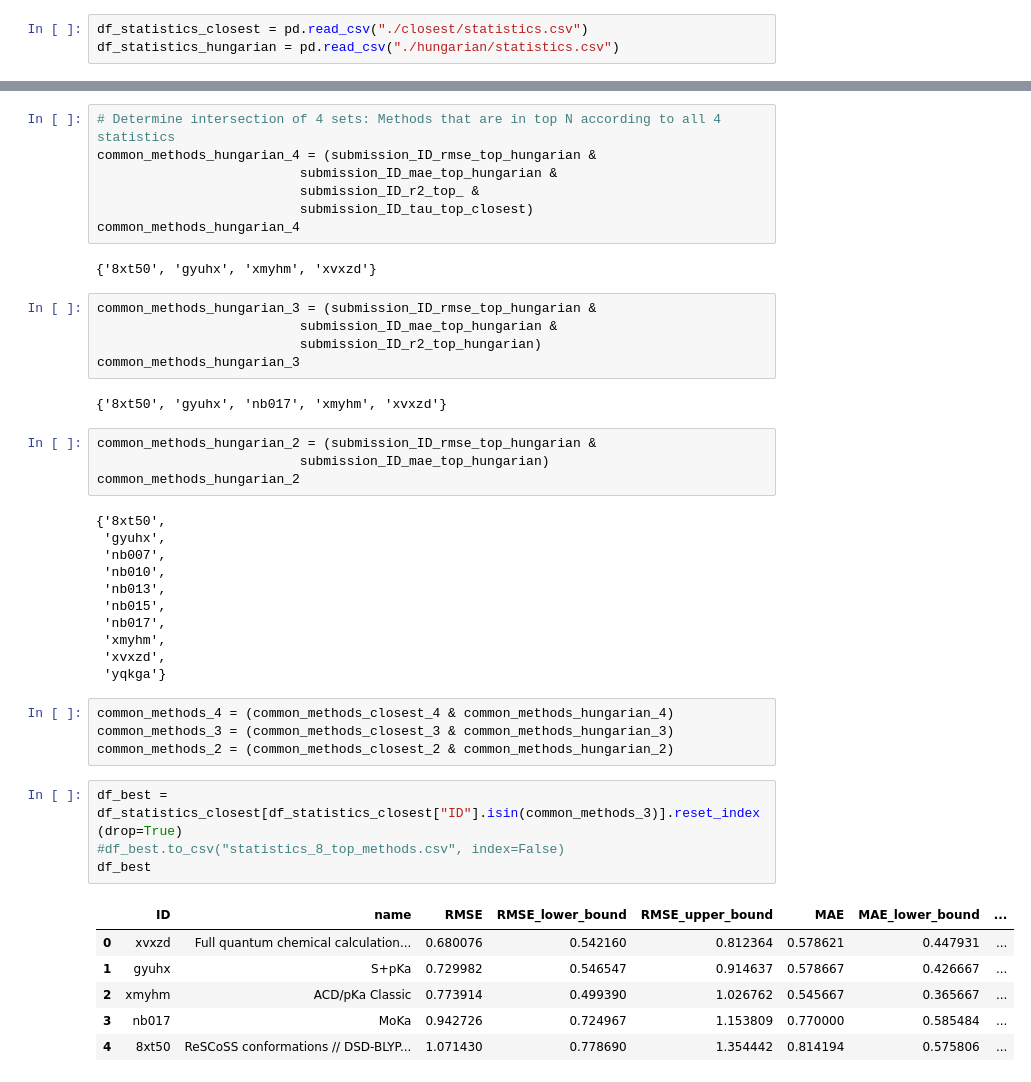
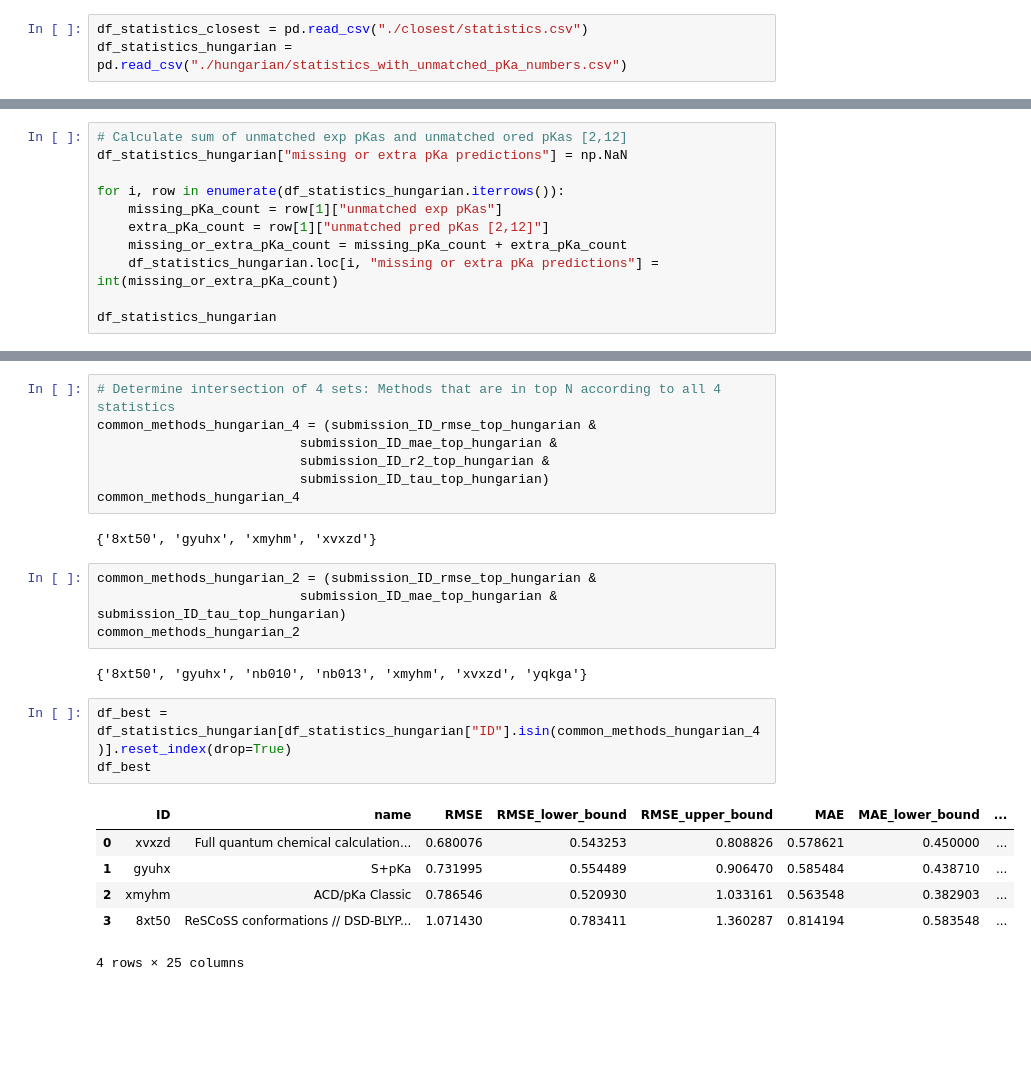
Before and after one commit to choderalab/sampl6-pKa-challenge-manuscript, a Jupyter notebook: tables/typeIII-top-performing-methods-table/find_consistently_top_performing_methods.ipynb, the cells around one changed output, grey strips where cells are left out. Cells and saved outputs as stored; diff of their text form; blank space fills up the shorter version.

Commit message:
Add consistently well performing methods table (type III).

```diff
--- a/tables/typeIII-top-performing-methods-table/find_consistently_top_performing_methods.ipynb
+++ b/tables/typeIII-top-performing-methods-table/find_consistently_top_performing_methods.ipynb
@@ -3,7 +3,7 @@ import pandas as pd
 import numpy as np
 # %%
 df_statistics_closest = pd.read_csv("./closest/statistics.csv")
-df_statistics_hungarian = pd.read_csv("./hungarian/statistics.csv")
+df_statistics_hungarian = pd.read_csv("./hungarian/statistics_with_unmatched_pKa_numbers.csv")
 # %% [markdown]
 ## Methods that consistently appear in top 10
 # %%
@@ -59,3 +59,14 @@ submission_ID_tau_top_closest = set(df_tau_top_closest["ID"])
 
 df_tau_top_hungarian = df_statistics_tau_hungarian.loc[0:top_N,:]
 submission_ID_tau_top_hungarian = set(df_tau_top_hungarian["ID"])
+# %%
+# Calculate sum of unmatched exp pKas and unmatched ored pKas [2,12]
+df_statistics_hungarian["missing or extra pKa predictions"] = np.NaN
+
+for i, row in enumerate(df_statistics_hungarian.iterrows()):
+    missing_pKa_count = row[1]["unmatched exp pKas"]
+    extra_pKa_count = row[1]["unmatched pred pKas [2,12]"]
+    missing_or_extra_pKa_count = missing_pKa_count + extra_pKa_count
+    df_statistics_hungarian.loc[i, "missing or extra pKa predictions"] = int(missing_or_extra_pKa_count)
+
+df_statistics_hungarian
@@ -93,45 +109,24 @@ common_methods_closest_2
 # Determine intersection of 4 sets: Methods that are in top N according to all 4 statistics
 common_methods_hungarian_4 = (submission_ID_rmse_top_hungarian &
                           submission_ID_mae_top_hungarian &
-                          submission_ID_r2_top_ &
-                          submission_ID_tau_top_closest)
+                          submission_ID_r2_top_hungarian &
+                          submission_ID_tau_top_hungarian)
 common_methods_hungarian_4
 # %% [output]
 {'8xt50', 'gyuhx', 'xmyhm', 'xvxzd'}
-# %%
-common_methods_hungarian_3 = (submission_ID_rmse_top_hungarian &
-                          submission_ID_mae_top_hungarian &
-                          submission_ID_r2_top_hungarian)
-common_methods_hungarian_3
-# %% [output]
-{'8xt50', 'gyuhx', 'nb017', 'xmyhm', 'xvxzd'}
 # %%
 common_methods_hungarian_2 = (submission_ID_rmse_top_hungarian &
-                          submission_ID_mae_top_hungarian)
+                          submission_ID_mae_top_hungarian & submission_ID_tau_top_hungarian)
 common_methods_hungarian_2
 # %% [output]
-{'8xt50',
- 'gyuhx',
- 'nb007',
- 'nb010',
- 'nb013',
- 'nb015',
- 'nb017',
- 'xmyhm',
- 'xvxzd',
- 'yqkga'}
+{'8xt50', 'gyuhx', 'nb010', 'nb013', 'xmyhm', 'xvxzd', 'yqkga'}
-# %%
-common_methods_4 = (common_methods_closest_4 & common_methods_hungarian_4)
-common_methods_3 = (common_methods_closest_3 & common_methods_hungarian_3)
-common_methods_2 = (common_methods_closest_2 & common_methods_hungarian_2)
 # %%
-df_best = df_statistics_closest[df_statistics_closest["ID"].isin(common_methods_3)].reset_index(drop=True)
-#df_best.to_csv("statistics_8_top_methods.csv", index=False)
+df_best = df_statistics_hungarian[df_statistics_hungarian["ID"].isin(common_methods_hungarian_4)].reset_index(drop=True)
 df_best
 # %% [output]
 |  | ID | name | RMSE | RMSE_lower_bound | RMSE_upper_bound | MAE | MAE_lower_bound | ... |
-| 0 | xvxzd | Full quantum chemical calculation... | 0.680076 | 0.542160 | 0.812364 | 0.578621 | 0.447931 | ... |
-| 1 | gyuhx | S+pKa | 0.729982 | 0.546547 | 0.914637 | 0.578667 | 0.426667 | ... |
-| 2 | xmyhm | ACD/pKa Classic | 0.773914 | 0.499390 | 1.026762 | 0.545667 | 0.365667 | ... |
-| 3 | nb017 | MoKa | 0.942726 | 0.724967 | 1.153809 | 0.770000 | 0.585484 | ... |
-| 4 | 8xt50 | ReSCoSS conformations // DSD-BLYP... | 1.071430 | 0.778690 | 1.354442 | 0.814194 | 0.575806 | ... |
+| 0 | xvxzd | Full quantum chemical calculation... | 0.680076 | 0.543253 | 0.808826 | 0.578621 | 0.450000 | ... |
+| 1 | gyuhx | S+pKa | 0.731995 | 0.554489 | 0.906470 | 0.585484 | 0.438710 | ... |
+| 2 | xmyhm | ACD/pKa Classic | 0.786546 | 0.520930 | 1.033161 | 0.563548 | 0.382903 | ... |
+| 3 | 8xt50 | ReSCoSS conformations // DSD-BLYP... | 1.071430 | 0.783411 | 1.360287 | 0.814194 | 0.583548 | ... |
+4 rows × 25 columns
```
Also changed, not shown: parts of 7 cells of this notebook, 8 other files.
